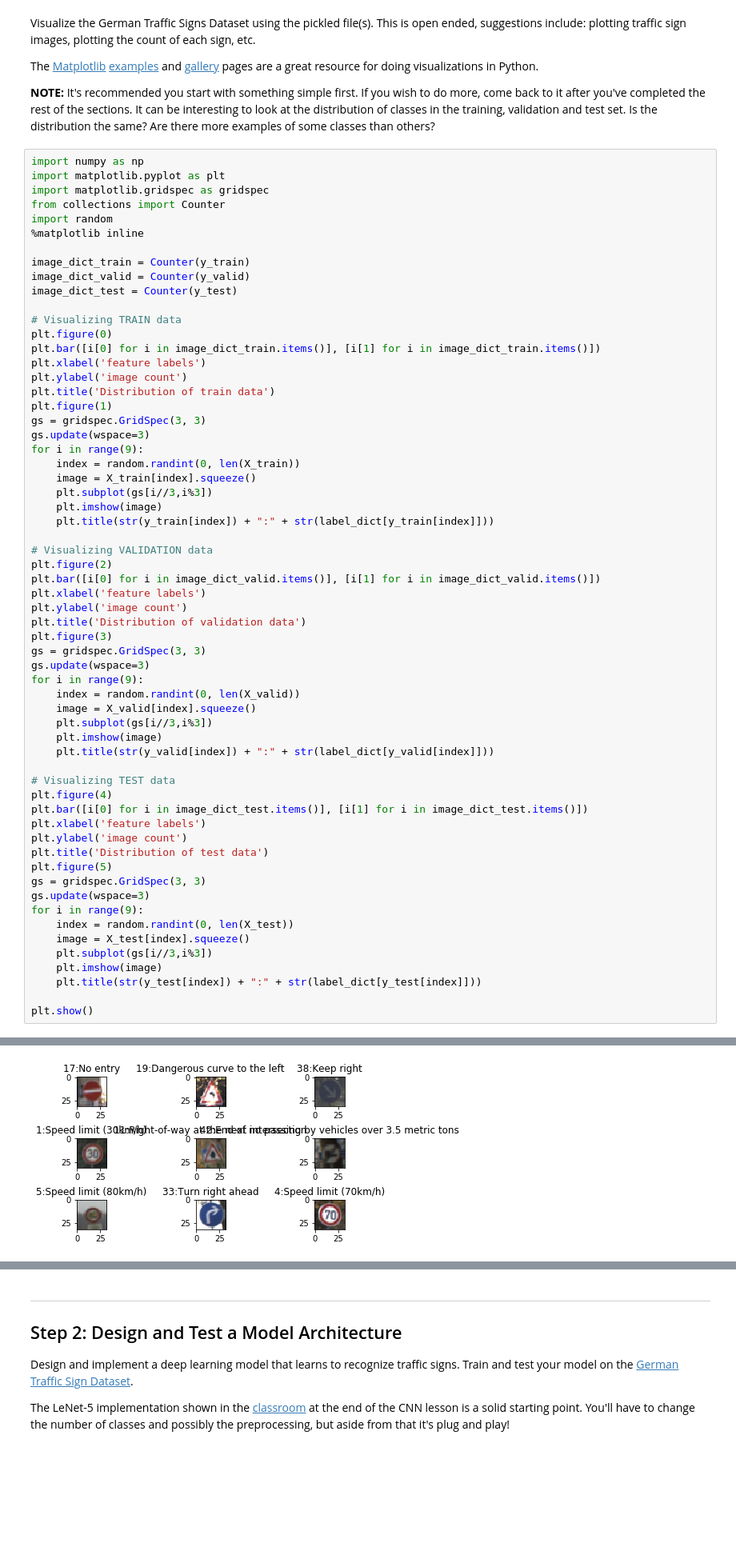
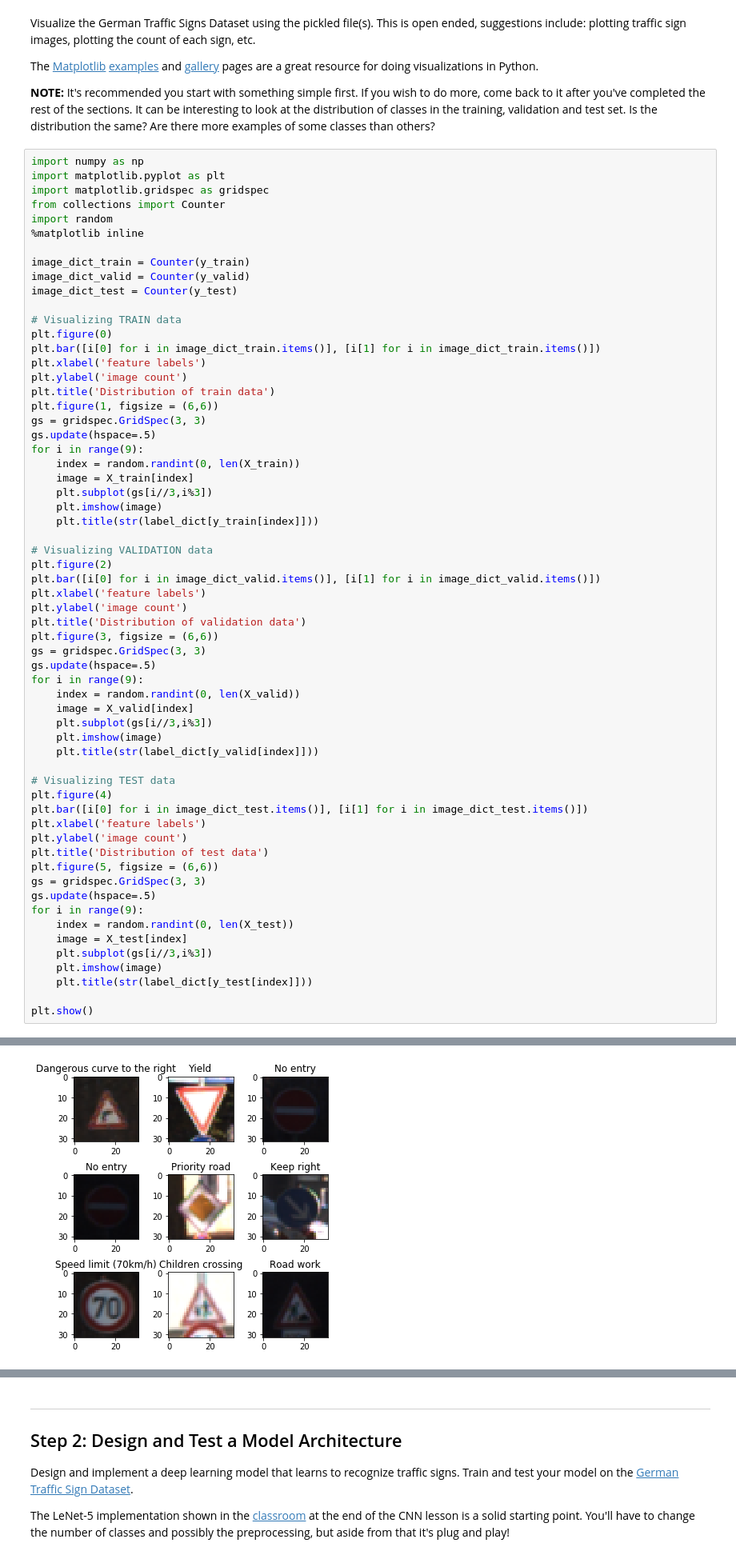
Before and after one commit to rdhelli/CarND-Traffic-Sign-Classifier-Project, a Jupyter notebook: Traffic_Sign_Classifier.ipynb, the cells around one changed output, grey strips where cells are left out. Shown at 80% size. Saved outputs shown, nothing was run; the diff lists cells and outputs as text; blank space fills up the shorter version.

```diff
--- a/Traffic_Sign_Classifier.ipynb
+++ b/Traffic_Sign_Classifier.ipynb
@@ -101,50 +101,50 @@ plt.bar([i[0] for i in image_dict_train.items()], [i[1] for i in image_dict_trai
 plt.xlabel('feature labels')
 plt.ylabel('image count')
 plt.title('Distribution of train data')
-plt.figure(1)
+plt.figure(1, figsize = (6,6))
 gs = gridspec.GridSpec(3, 3)
-gs.update(wspace=3)
+gs.update(hspace=.5)
 for i in range(9):
     index = random.randint(0, len(X_train))
-    image = X_train[index].squeeze()
+    image = X_train[index]
     plt.subplot(gs[i//3,i%3])
     plt.imshow(image)
-    plt.title(str(y_train[index]) + ":" + str(label_dict[y_train[index]]))
+    plt.title(str(label_dict[y_train[index]]))
 
 # Visualizing VALIDATION data
 plt.figure(2)
 plt.bar([i[0] for i in image_dict_valid.items()], [i[1] for i in image_dict_valid.items()])
 plt.xlabel('feature labels')
 plt.ylabel('image count')
 plt.title('Distribution of validation data')
-plt.figure(3)
+plt.figure(3, figsize = (6,6))
 gs = gridspec.GridSpec(3, 3)
-gs.update(wspace=3)
+gs.update(hspace=.5)
 for i in range(9):
     index = random.randint(0, len(X_valid))
-    image = X_valid[index].squeeze()
+    image = X_valid[index]
     plt.subplot(gs[i//3,i%3])
     plt.imshow(image)
-    plt.title(str(y_valid[index]) + ":" + str(label_dict[y_valid[index]]))
+    plt.title(str(label_dict[y_valid[index]]))
 
 # Visualizing TEST data
 plt.figure(4)
 plt.bar([i[0] for i in image_dict_test.items()], [i[1] for i in image_dict_test.items()])
 plt.xlabel('feature labels')
 plt.ylabel('image count')
 plt.title('Distribution of test data')
-plt.figure(5)
+plt.figure(5, figsize = (6,6))
 gs = gridspec.GridSpec(3, 3)
-gs.update(wspace=3)
+gs.update(hspace=.5)
 for i in range(9):
     index = random.randint(0, len(X_test))
-    image = X_test[index].squeeze()
+    image = X_test[index]
     plt.subplot(gs[i//3,i%3])
     plt.imshow(image)
-    plt.title(str(y_test[index]) + ":" + str(label_dict[y_test[index]]))
+    plt.title(str(label_dict[y_test[index]]))
 
 plt.show()
 # %% [output]
 [figure]
-[figure, old version]
+[figure, new version]
 [figure]
```
Also changed, not shown: parts of 39 cells of this notebook, 54 other files.
